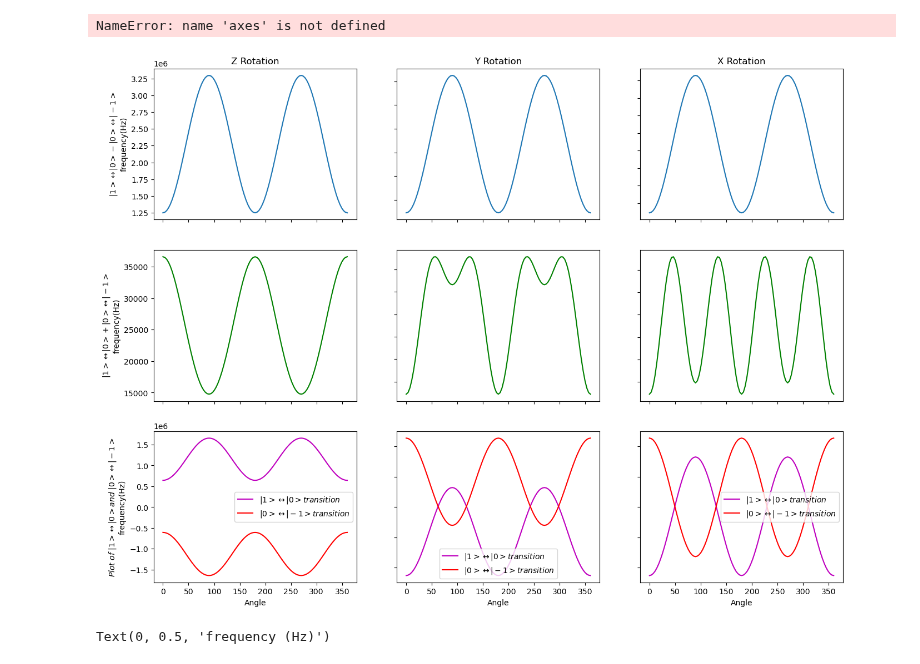
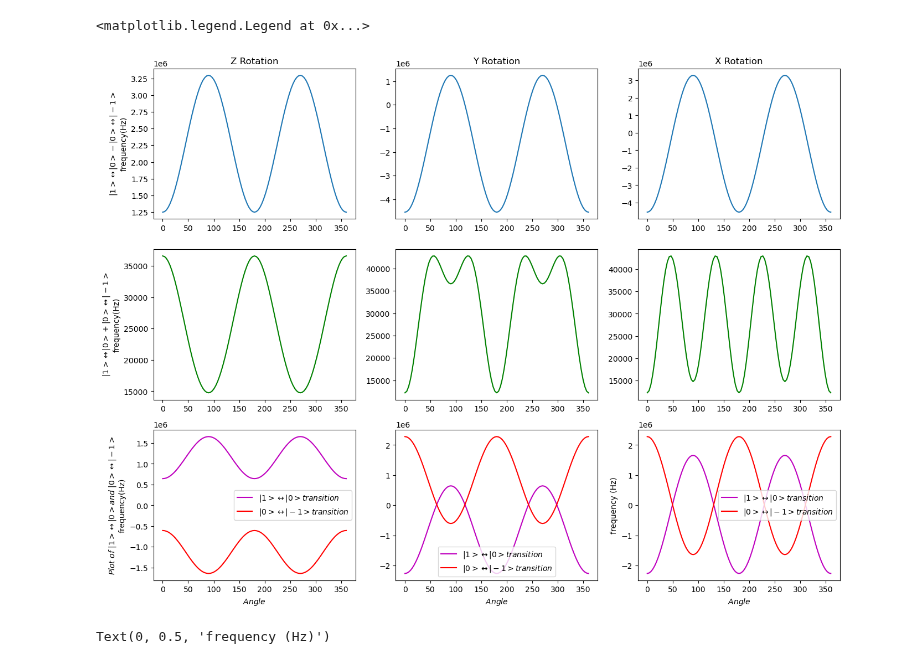
Before and after one commit to AstrobioShiva/Script_project, a Jupyter notebook: Python/Plotting/freq_fit.ipynb, the cells around one changed output. Cells and saved outputs as stored; diff of their text form; code cells hidden in the pictures.

```diff
--- a/Python/Plotting/freq_fit.ipynb
+++ b/Python/Plotting/freq_fit.ipynb
@@ -18,15 +20,3 @@ import csv
-# %%
-ax11 = axes[0,0]
-ax12 = axes[0][1]
-ax13 = axes[0][2]
-ax21 = axes[1][0]
-ax22 = axes[1][1]
-ax23 = axes[1][2]
-ax31 = axes[2][0]
-ax32 = axes[2][1]
-ax33 = axes[2][2]
-# %% [output]
-NameError: name 'axes' is not defined
 # %%
 fig, axes = plt.subplots(nrows=3, ncols=3,figsize=(16,12))
 
@@ -38,17 +28,19 @@ y_s = df['fre_sum']
 y_d = df['freq_diff']
 y_1D = df['freq_1D'] #freq of |1> -> |0>
 y_2D = df['freq_2D'] #freq of |0> -> |-1>
+
 axes[0,0].plot(x,y_d, '-')
 axes[0,0].set_title('Z Rotation')
 axes[0,0].set_ylabel(r'$|1>\leftrightarrow|0> - |0>\leftrightarrow|-1>$' + '\n' + 'frequency(Hz)')
-# plt.ylabel("frequency (Hz)")
+plt.ylabel("frequency (Hz)")
+
 axes[1,0].plot(x,y_s, '-g')
-#axes[1,0].set_title(r'$|1>\leftrightarrow|0> + |0>\leftrightarrow|-1>$')
 axes[1,0].set_ylabel(r'$|1>\leftrightarrow|0> + |0>\leftrightarrow|-1>$' + '\n' + 'frequency(Hz)')
+
 axes[2,0].plot(x,y_1D, '-m', label = r'$|1>\leftrightarrow|0> transition$')
 axes[2,0].plot(x,y_2D, '-r',label = r'$|0>\leftrightarrow|-1> transition$')
 axes[2,0].set_ylabel(r'$Plot\ of\ |1>\leftrightarrow|0> and\ |0>\leftrightarrow|-1>$'+ '\n' + 'frequency(Hz)')
-#axes[2,0].set_title(r'$Plot\ of\ |1>\leftrightarrow|0> and\ |0>\leftrightarrow|-1>$')
+axes[2,0].set_xlabel(r'$Angle$')
 axes[2,0].legend()
 
 # input from y rot file
@@ -60,42 +52,45 @@ y_d = df['freq_diff']
 y_1D = df['freq_1D'] #freq of |1> -> |0>
 y_2D = df['freq_2D'] #freq of |0> -> |-1>
 axes[0,1].plot(x,y_d, '-')
 axes[0,1].set_title('Y Rotation')
+
 axes[1,1].plot(x,y_s, '-g')
-#axes[1,1].set_title(r'$|1>\leftrightarrow|0> + |0>\leftrightarrow|-1>$')
+
 axes[2,1].plot(x,y_1D, '-m', label = r'$|1>\leftrightarrow|0> transition$')
 axes[2,1].plot(x,y_2D, '-r',label = r'$|0>\leftrightarrow|-1> transition$')
-#axes[2,1].set_title(r'$Plot\ of\ |1>\leftrightarrow|0> and\ |0>\leftrightarrow|-1>$')
+axes[2,1].set_xlabel(r'$Angle$')
 axes[2,1].legend()
 
 # input from x rot file
 df= pd.read_csv('freq_x_rot.csv', header = 0)
 
 x = df['angle']
 y_s = df['fre_sum']
 y_d = df['freq_diff']
 y_1D = df['freq_1D'] #freq of |1> -> |0>
 y_2D = df['freq_2D'] #freq of |0> -> |-1>
 axes[0,2].plot(x,y_d, '-')
 axes[0,2].set_title('X Rotation')
+
 axes[1,2].plot(x,y_s, '-g')
-#axes[1,2].set_title(r'$|1>\leftrightarrow|0> + |0>\leftrightarrow|-1>$')
+
 axes[2,2].plot(x,y_1D, '-m', label = r'$|1>\leftrightarrow|0> transition$')
 axes[2,2].plot(x,y_2D, '-r',label = r'$|0>\leftrightarrow|-1> transition$')
-#axes[2,2].set_title(r'$Plot\ of\ |1>\leftrightarrow|0> and\ |0>\leftrightarrow|-1>$')
+axes[2,2].set_xlabel(r'$Angle$')
 axes[2,2].legend()
 
 
 # plt.xlabel("Angle")
 # plt.ylabel("frequency (Hz)")
-for ax in axes.flat:
-    ax.set(xlabel='Angle')
+# for ax in axes.flat:
+#     ax.set(xlabel='Angle')
 
 # Hide x labels and tick labels for top plots and y ticks for right plots.
-for ax in axes.flat:
-    ax.label_outer()
+# for ax in axes.flat:
+#     ax.label_outer()
 # %% [output]
+<matplotlib.legend.Legend at 0x...>
-[figure, old version]
+[figure, new version]
 # %%
 plt.plot(x,y_d, '-')
 plt.title(r'$|1>\leftrightarrow|0> - |0>\leftrightarrow|-1>$')
```
Also changed, not shown: parts of 3 cells of this notebook, 4 other files.
